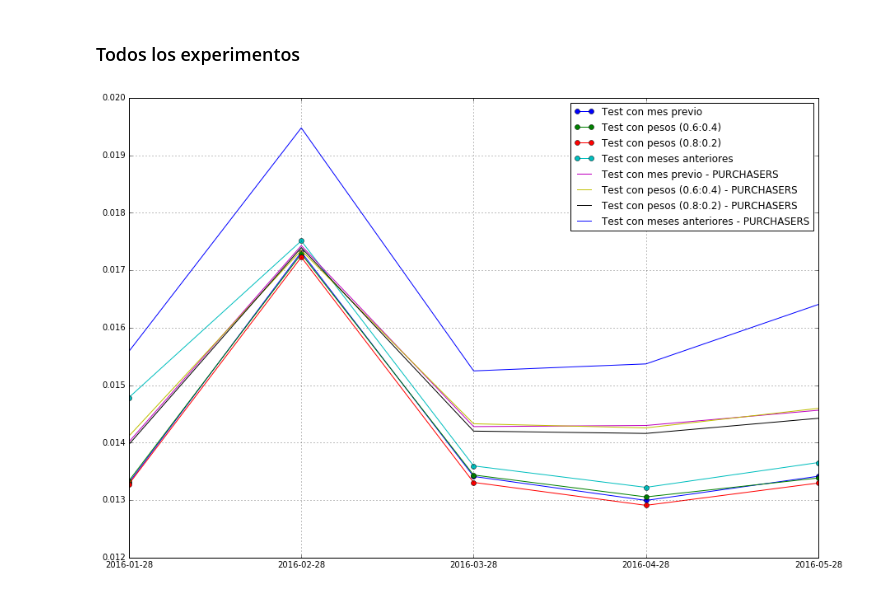
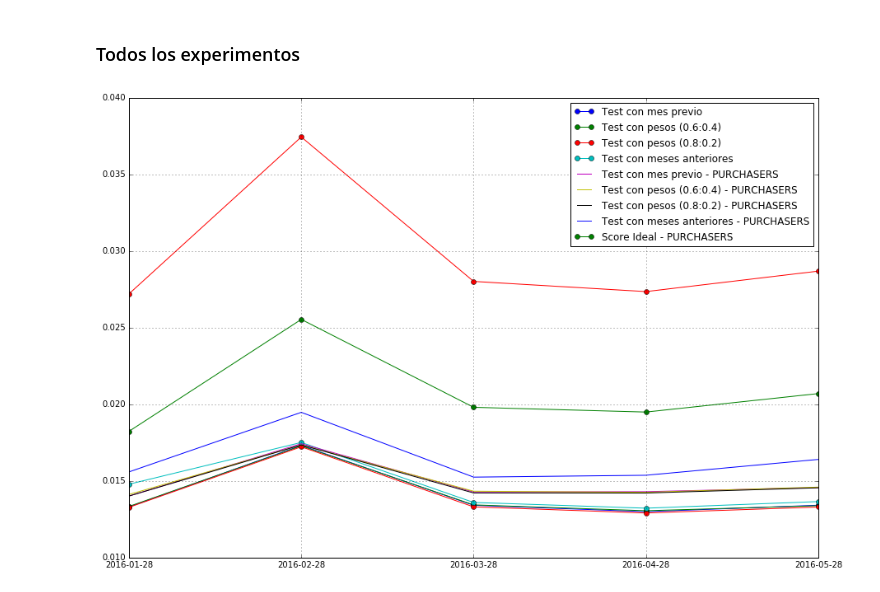
Before and after one commit to sergioml/degree_project, a Jupyter notebook: results.ipynb, the cells around one changed output. Drawn from its saved outputs; the diff is of its cells as text; code cells hidden in the pictures.

```diff
--- a/results.ipynb
+++ b/results.ipynb
@@ -387,20 +387,21 @@ for i, score in enumerate(score_completed_purch):
 # %%
 plt.figure(figsize=(15, 10))
 plt.plot(score_prev_month, '-o', score_weight_v1, '-o', score_weight_v2, '-o' ,score_completed, '-o',
-         score_prev_month_purch, '-', score_weight_v1_purch, '-', score_weight_v2_purch, '-' ,score_completed_purch, '-')
+         score_prev_month_purch, '-', score_weight_v1_purch, '-', score_weight_v2_purch, '-' ,score_completed_purch, '-',
+         score_exp9, '-o', ideal_scores, '-o')
 plt.xticks(range(len(dates)), dates)
 plt.legend(['Test con mes previo',
             'Test con pesos (0.6:0.4)',
             'Test con pesos (0.8:0.2)',
             'Test con meses anteriores',
             'Test con mes previo - PURCHASERS',
             'Test con pesos (0.6:0.4) - PURCHASERS',
             'Test con pesos (0.8:0.2) - PURCHASERS',
             'Test con meses anteriores - PURCHASERS',
             'Score Ideal - PURCHASERS'], loc=0)
 plt.grid()
 # %% [output]
-[figure, old version]
+[figure, new version]
 # %%
 plt.figure(figsize=(15, 4))
 plt.plot(score_prev_month_purch, '-o', score_weight_v1_purch, '-o', score_weight_v2_purch, '-o' ,score_completed_purch, '-o')
```
Also changed, not shown: parts of 11 cells of this notebook, 2 other files.
